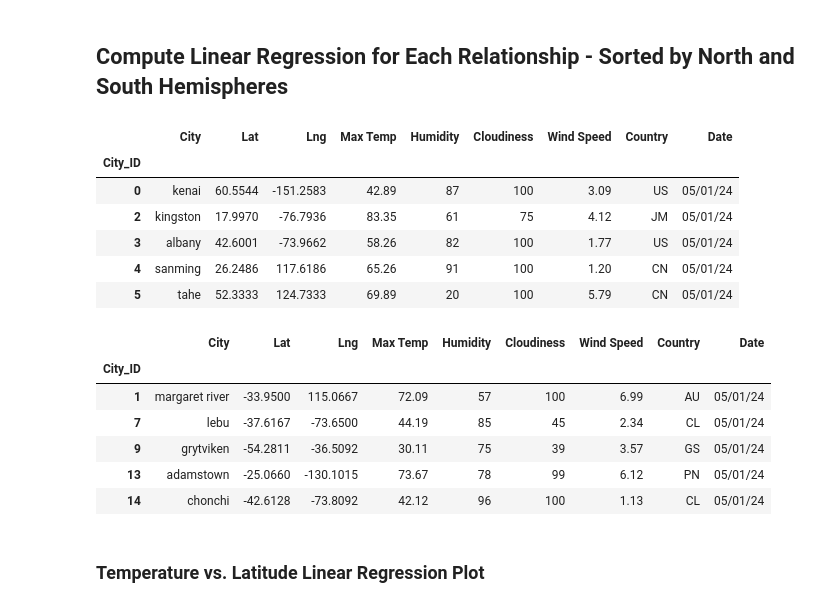
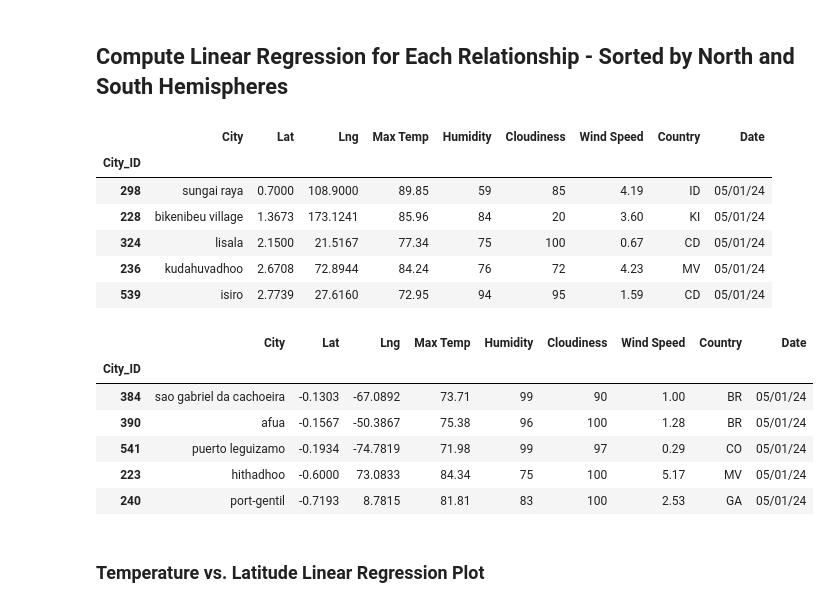
Before and after one commit to SaadNasir92/Equator_Analysis, a Jupyter notebook: WeatherPy.ipynb, the cells around one changed output. Cells and saved outputs as stored; diff of their text form; code cells hidden in the pictures.

```diff
--- a/WeatherPy.ipynb
+++ b/WeatherPy.ipynb
@@ -230,27 +230,27 @@ plt.show()
 # %%
 # Dataframe of Northern Hemisphere (Lat >= 0)
 northern_hemi_df = city_df.query('Lat > = 0').copy()
-northern_hemi_df.head()
+northern_hemi_df.sort_values(by='Lat').head()
 # %% [output]
 |  | City | Lat | Lng | Max Temp | Humidity | Cloudiness | Wind Speed | Country | Date |
 | City_ID |  |  |  |  |  |  |  |  |  |
-| 0 | kenai | 60.5544 | -151.2583 | 42.89 | 87 | 100 | 3.09 | US | 05/01/24 |
-| 2 | kingston | 17.9970 | -76.7936 | 83.35 | 61 | 75 | 4.12 | JM | 05/01/24 |
-| 3 | albany | 42.6001 | -73.9662 | 58.26 | 82 | 100 | 1.77 | US | 05/01/24 |
-| 4 | sanming | 26.2486 | 117.6186 | 65.26 | 91 | 100 | 1.20 | CN | 05/01/24 |
-| 5 | tahe | 52.3333 | 124.7333 | 69.89 | 20 | 100 | 5.79 | CN | 05/01/24 |
+| 298 | sungai raya | 0.7000 | 108.9000 | 89.85 | 59 | 85 | 4.19 | ID | 05/01/24 |
+| 228 | bikenibeu village | 1.3673 | 173.1241 | 85.96 | 84 | 20 | 3.60 | KI | 05/01/24 |
+| 324 | lisala | 2.1500 | 21.5167 | 77.34 | 75 | 100 | 0.67 | CD | 05/01/24 |
+| 236 | kudahuvadhoo | 2.6708 | 72.8944 | 84.24 | 76 | 72 | 4.23 | MV | 05/01/24 |
+| 539 | isiro | 2.7739 | 27.6160 | 72.95 | 94 | 95 | 1.59 | CD | 05/01/24 |
 # %%
 # Dataframe of Southern Hemisphere (Lat < 0)
 southern_hemi_df = city_df.query('Lat < 0').copy()
-southern_hemi_df.head()
+southern_hemi_df.sort_values(by='Lat', ascending=False).head()
 # %% [output]
 |  | City | Lat | Lng | Max Temp | Humidity | Cloudiness | Wind Speed | Country | Date |
 | City_ID |  |  |  |  |  |  |  |  |  |
-| 1 | margaret river | -33.9500 | 115.0667 | 72.09 | 57 | 100 | 6.99 | AU | 05/01/24 |
-| 7 | lebu | -37.6167 | -73.6500 | 44.19 | 85 | 45 | 2.34 | CL | 05/01/24 |
-| 9 | grytviken | -54.2811 | -36.5092 | 30.11 | 75 | 39 | 3.57 | GS | 05/01/24 |
-| 13 | adamstown | -25.0660 | -130.1015 | 73.67 | 78 | 99 | 6.12 | PN | 05/01/24 |
-| 14 | chonchi | -42.6128 | -73.8092 | 42.12 | 96 | 100 | 1.13 | CL | 05/01/24 |
+| 384 | sao gabriel da cachoeira | -0.1303 | -67.0892 | 73.71 | 99 | 90 | 1.00 | BR | 05/01/24 |
+| 390 | afua | -0.1567 | -50.3867 | 75.38 | 96 | 100 | 1.28 | BR | 05/01/24 |
+| 541 | puerto leguizamo | -0.1934 | -74.7819 | 71.98 | 99 | 97 | 0.29 | CO | 05/01/24 |
+| 223 | hithadhoo | -0.6000 | 73.0833 | 84.34 | 75 | 100 | 5.17 | MV | 05/01/24 |
+| 240 | port-gentil | -0.7193 | 8.7815 | 81.81 | 83 | 100 | 2.53 | GA | 05/01/24 |
 # %% [markdown]
 ###  Temperature vs. Latitude Linear Regression Plot
 # %%
```
